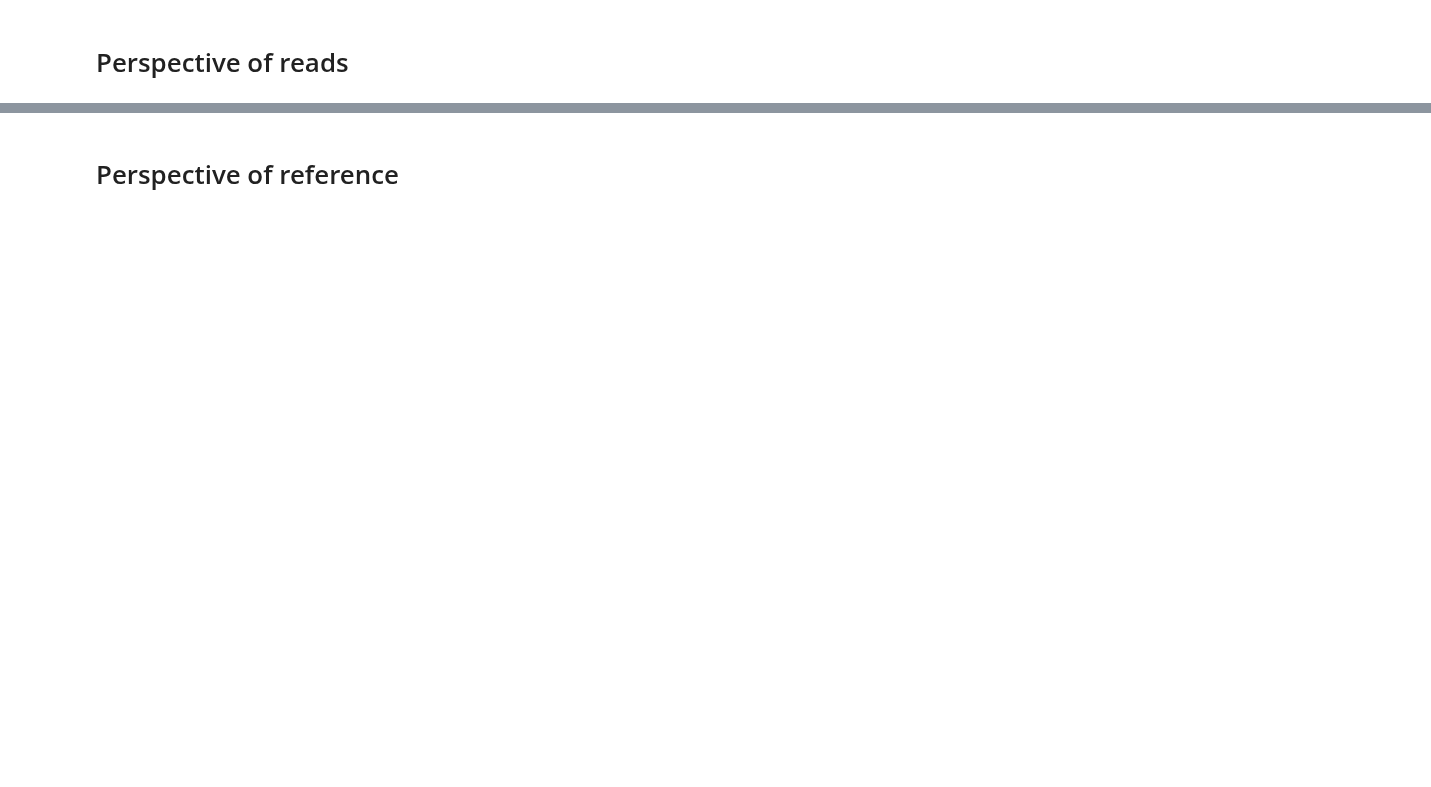
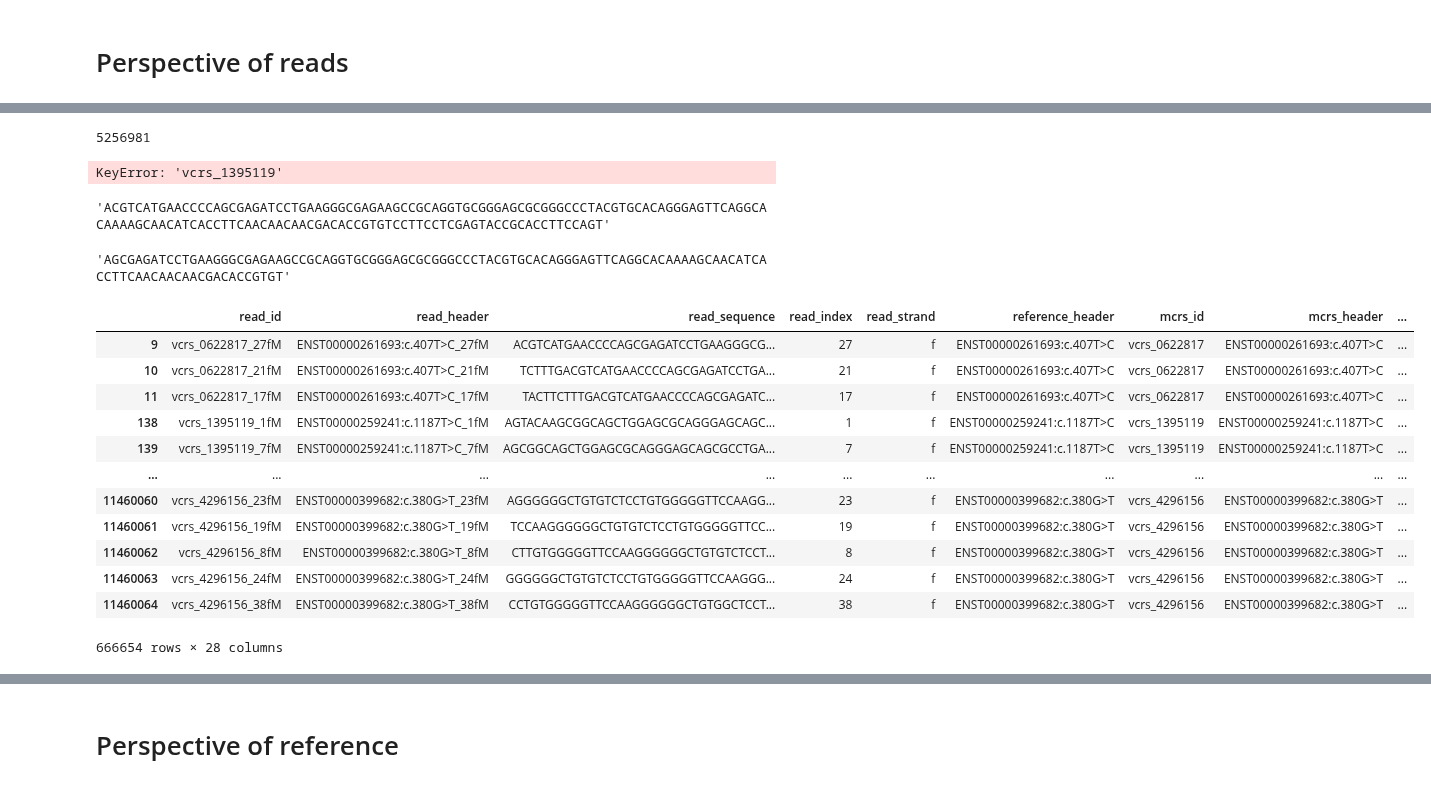
Before and after one commit to pachterlab/varseek, a Jupyter notebook: notebooks/2_variant_simulation.ipynb, the cells around one changed output, grey strips where cells are left out. Drawn from its saved outputs; the diff is of its cells as text; code cells hidden in the pictures; blank space fills up the shorter version.

```diff
--- a/notebooks/2_variant_simulation.ipynb
+++ b/notebooks/2_variant_simulation.ipynb
@@ -373,6 +384,9 @@ read_df = read_df.merge(bus_df[['read_id', 'transcript_names_final']],
                         on='read_id',
                         how='left').rename(columns={'transcript_names_final': 'mcrs_id_to_which_the_read_aligned'})
 
+from varseek.utils import safe_literal_eval
+read_df["mcrs_id_to_which_the_read_aligned"] = read_df["mcrs_id_to_which_the_read_aligned"].apply(safe_literal_eval)
+
 # Convert lists to comma-separated strings, keeping NaN values as NaN
 read_df['mcrs_id_to_which_the_read_aligned'] = read_df['mcrs_id_to_which_the_read_aligned'].apply(
     lambda x: ','.join(x) if isinstance(x, list) else x
@@ -380,3 +414,37 @@ read_df['mcrs_id_to_which_the_read_aligned'] = read_df['mcrs_id_to_which_the_rea
+# %%
+len(adata.var)
+# %% [output]
+5256981
+# %%
+# adata.var_names.get_loc('vcrs_0622817')
+adata.var_names.get_loc('vcrs_1395119')
+# %% [output]
+KeyError: 'vcrs_1395119'
+# %%
+read
+# %% [output]
+'ACGTCATGAACCCCAGCGAGATCCTGAAGGGCGAGAAGCCGCAGGTGCGGGAGCGCGGGCCCTACGTGCACAGGGAGTTCAGGCACAAAAGCAACATCACCTTCAACAACAACGACACCGTGTCCTTCCTCGAGTACCGCACCTTCCAGT'
+# %%
+mcrs
+# %% [output]
+'AGCGAGATCCTGAAGGGCGAGAAGCCGCAGGTGCGGGAGCGCGGGCCCTACGTGCACAGGGAGTTCAGGCACAAAAGCAACATCACCTTCAACAACAACGACACCGTGT'
+# %%
+read_df_fn = read_df.loc[read_df['FN']]
+read_df_fn
+# %% [output]
+|  | read_id | read_header | read_sequence | read_index | read_strand | reference_header | mcrs_id | mcrs_header | ... |
+| 9 | vcrs_0622817_27fM | ENST00000261693:c.407T>C_27fM | ACGTCATGAACCCCAGCGAGATCCTGAAGGGCG... | 27 | f | ENST00000261693:c.407T>C | vcrs_0622817 | ENST00000261693:c.407T>C | ... |
+| 10 | vcrs_0622817_21fM | ENST00000261693:c.407T>C_21fM | TCTTTGACGTCATGAACCCCAGCGAGATCCTGA... | 21 | f | ENST00000261693:c.407T>C | vcrs_0622817 | ENST00000261693:c.407T>C | ... |
+| 11 | vcrs_0622817_17fM | ENST00000261693:c.407T>C_17fM | TACTTCTTTGACGTCATGAACCCCAGCGAGATC... | 17 | f | ENST00000261693:c.407T>C | vcrs_0622817 | ENST00000261693:c.407T>C | ... |
+| 138 | vcrs_1395119_1fM | ENST00000259241:c.1187T>C_1fM | AGTACAAGCGGCAGCTGGAGCGCAGGGAGCAGC... | 1 | f | ENST00000259241:c.1187T>C | vcrs_1395119 | ENST00000259241:c.1187T>C | ... |
+| 139 | vcrs_1395119_7fM | ENST00000259241:c.1187T>C_7fM | AGCGGCAGCTGGAGCGCAGGGAGCAGCGCCTGA... | 7 | f | ENST00000259241:c.1187T>C | vcrs_1395119 | ENST00000259241:c.1187T>C | ... |
+| ... | ... | ... | ... | ... | ... | ... | ... | ... | ... |
+| 11460060 | vcrs_4296156_23fM | ENST00000399682:c.380G>T_23fM | AGGGGGGCTGTGTCTCCTGTGGGGGTTCCAAGG... | 23 | f | ENST00000399682:c.380G>T | vcrs_4296156 | ENST00000399682:c.380G>T | ... |
+| 11460061 | vcrs_4296156_19fM | ENST00000399682:c.380G>T_19fM | TCCAAGGGGGGCTGTGTCTCCTGTGGGGGTTCC... | 19 | f | ENST00000399682:c.380G>T | vcrs_4296156 | ENST00000399682:c.380G>T | ... |
+| 11460062 | vcrs_4296156_8fM | ENST00000399682:c.380G>T_8fM | CTTGTGGGGGTTCCAAGGGGGGCTGTGTCTCCT... | 8 | f | ENST00000399682:c.380G>T | vcrs_4296156 | ENST00000399682:c.380G>T | ... |
+| 11460063 | vcrs_4296156_24fM | ENST00000399682:c.380G>T_24fM | GGGGGGCTGTGTCTCCTGTGGGGGTTCCAAGGG... | 24 | f | ENST00000399682:c.380G>T | vcrs_4296156 | ENST00000399682:c.380G>T | ... |
+| 11460064 | vcrs_4296156_38fM | ENST00000399682:c.380G>T_38fM | CCTGTGGGGGTTCCAAGGGGGGCTGTGGCTCCT... | 38 | f | ENST00000399682:c.380G>T | vcrs_4296156 | ENST00000399682:c.380G>T | ... |
+666654 rows × 28 columns
 # %%
 read_df['aligned_to_correct_mcrs'] = (read_df['mcrs_id'] == read_df['mcrs_id_to_which_the_read_aligned'])
 
```
Also changed, not shown: parts of 24 cells of this notebook, 11 other files.
